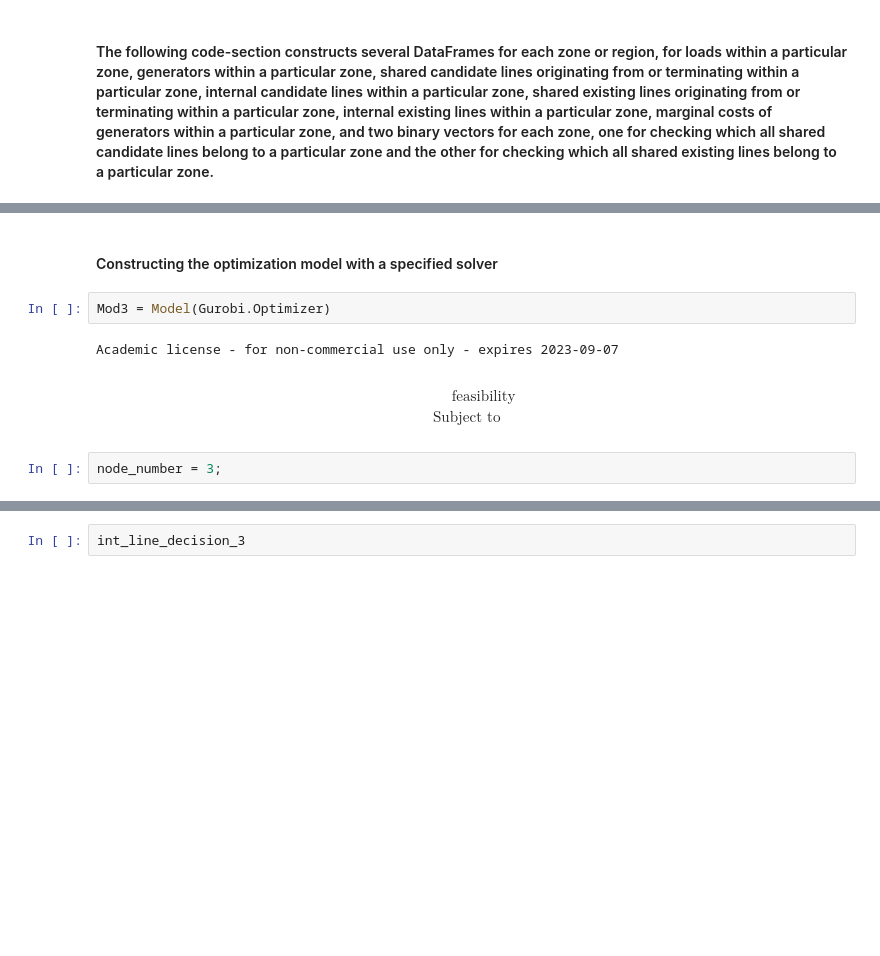
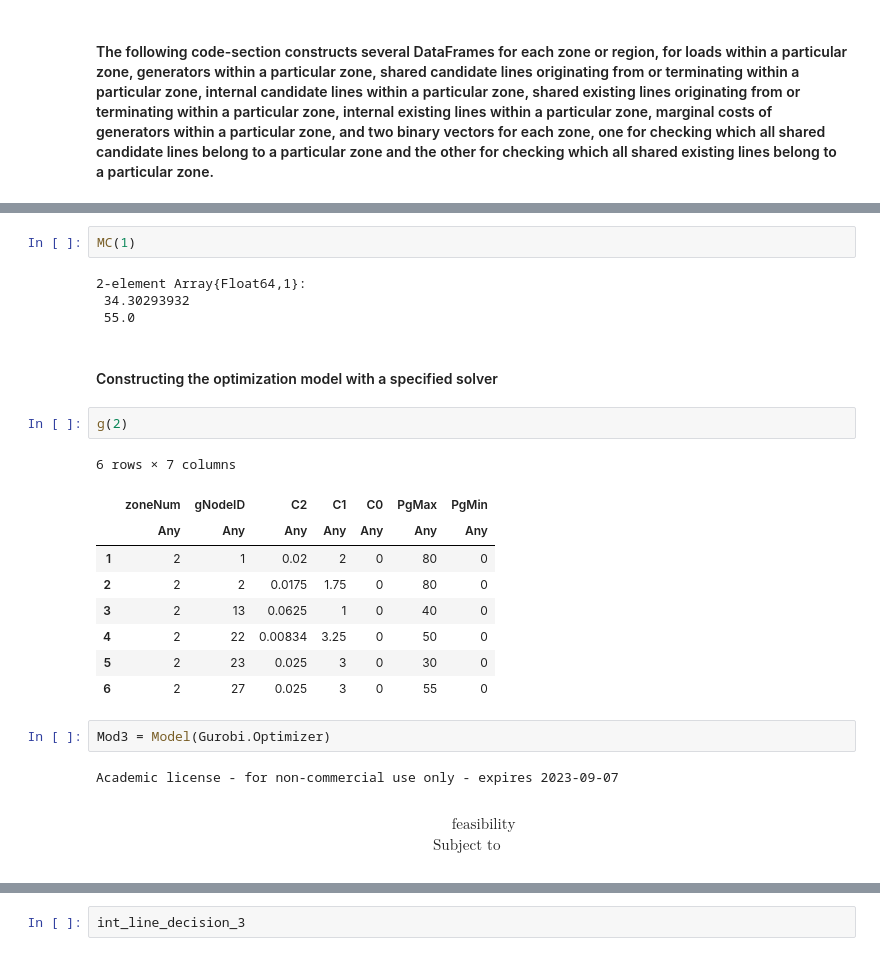
Before and after one commit to sambuddhac/Horizontal_Proper, a Jupyter notebook: Example/Centralized_with_angle_limit (1).ipynb, the cells around one changed output, grey strips where cells are left out. Drawn from its saved outputs; the diff is of its cells as text; blank space fills up the shorter version.

```diff
--- a/Example/Centralized_with_angle_limit (1).ipynb
+++ b/Example/Centralized_with_angle_limit (1).ipynb
@@ -58,5 +115,23 @@ bin_e (generic function with 1 method)
+# %%
+MC(1)
+# %% [output]
+2-element Array{Float64,1}:
+ 34.30293932
+ 55.0
 # %% [markdown]
 #### Constructing the optimization model with a specified solver
+# %%
+g(2)
+# %% [output]
+6 rows × 7 columns
+|  | zoneNum | gNodeID | C2 | C1 | C0 | PgMax | PgMin |
+|  | Any | Any | Any | Any | Any | Any | Any |
+| 1 | 2 | 1 | 0.02 | 2 | 0 | 80 | 0 |
+| 2 | 2 | 2 | 0.0175 | 1.75 | 0 | 80 | 0 |
+| 3 | 2 | 13 | 0.0625 | 1 | 0 | 40 | 0 |
+| 4 | 2 | 22 | 0.00834 | 3.25 | 0 | 50 | 0 |
+| 5 | 2 | 23 | 0.025 | 3 | 0 | 30 | 0 |
+| 6 | 2 | 27 | 0.025 | 3 | 0 | 55 | 0 |
 # %%
 Mod3 = Model(Gurobi.Optimizer)
 # %% [output]
@@ -64,5 +139,3 @@ Academic license - for non-commercial use only - expires 2023-09-07
 $$ \begin{alignat*}{1}\text{feasibility}\\
 \text{Subject to} \quad\end{alignat*}
  $$
-# %%
-node_number = 3;
```
Also changed, not shown: parts of 62 cells of this notebook, 4 other files.
